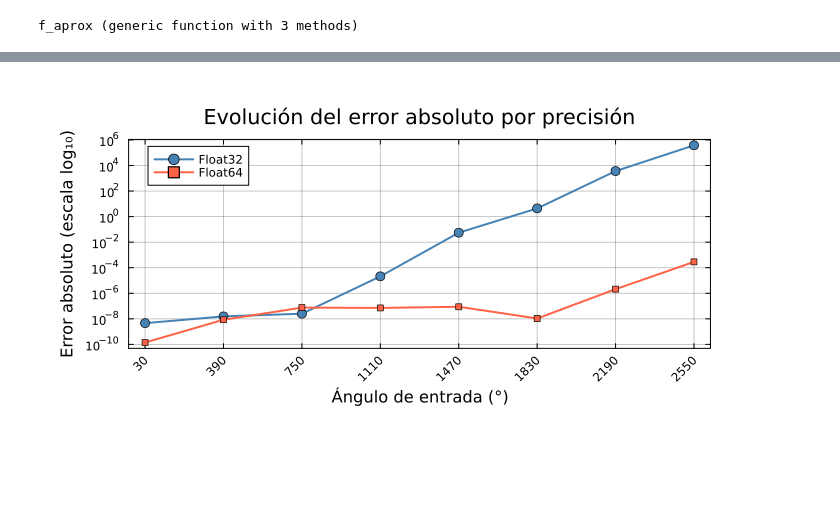
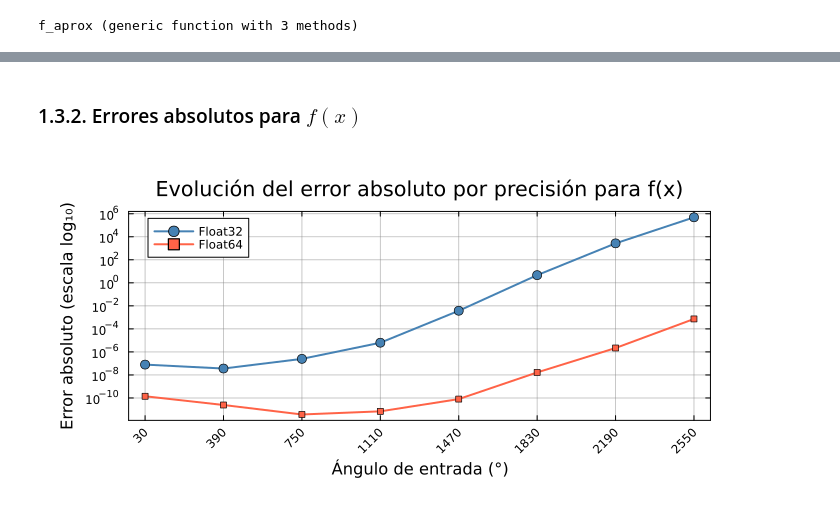
Before and after one commit to AndreaFigueroaR/comparison-of-precisions, a Jupyter notebook: Implementaciones y resultados.ipynb, the cells around one changed output, grey strips where cells are left out. Drawn from its saved outputs; the diff is of its cells as text; code cells hidden in the pictures; blank space fills up the shorter version.

```diff
--- a/Implementaciones y resultados.ipynb
+++ b/Implementaciones y resultados.ipynb
@@ -119,0 +192,6 @@ Status `~/.julia/environments/v1.12/Project.toml`
+# %%
+# Esta es la función que nos dará el valor de referencia para f(x)
+function f_ref_1(a)
+    xb = BigFloat(a) / (BigFloat(180) / BigFloat(pi))
+    (sin(xb) - xb) / xb^3
+end
@@ -194,43 +285,45 @@ Status `~/.julia/environments/v1.12/Project.toml`
   [91a5bcdd] Plots v1.41.6
+# %% [markdown]
+### 1.3.2. Errores absolutos para $f(x)$
 # %%
 using Plots
 using Plots.PlotMeasures
 
 gr()
 
-plot(angulos, err32;
+plot(ANGULOS_PRUEBA, err32_f1;
     label         = "Float32",
     color         = :steelblue,
     lw            = 2,
     marker        = :circle,
     markersize    = 5,
     yscale        = :log10,
     yticks        = [ 1e-10, 1e-8, 1e-6, 1e-4, 1e-2, 1e0, 1e2, 1e4, 1e6, 1e8],
     xlabel        = "Ángulo de entrada (°)",
     ylabel        = "Error absoluto (escala log₁₀)",
-    title         = "\nEvolución del error absoluto por precisión",
+    title         = "\nEvolución del error absoluto por precisión para f(x)",
     legend        = :topleft,
     framestyle    = :box,
     grid          = true,
     gridalpha     = 0.3,
     gridlinewidth = 0.8,
     gridcolor     = :gray,
     size = (700, 340),
-    xticks        = angulos,
+    xticks        = ANGULOS_PRUEBA,
     xrotation     = 45,
     bottom_margin = 7mm,
     left_margin   = 7mm,
     right_margin = 5mm,
     top_margin = 7mm,
 
 )
 
-plot!(angulos, err64;
+plot!(ANGULOS_PRUEBA, err64_f1;
     label      = "Float64",
     color      = :tomato,
     lw         = 2,
     marker     = :square,
     markersize = 3,
 )
 # %% [output]
-[figure, old version]
+[figure, new version]
```
Also changed, not shown: parts of 36 cells of this notebook.
